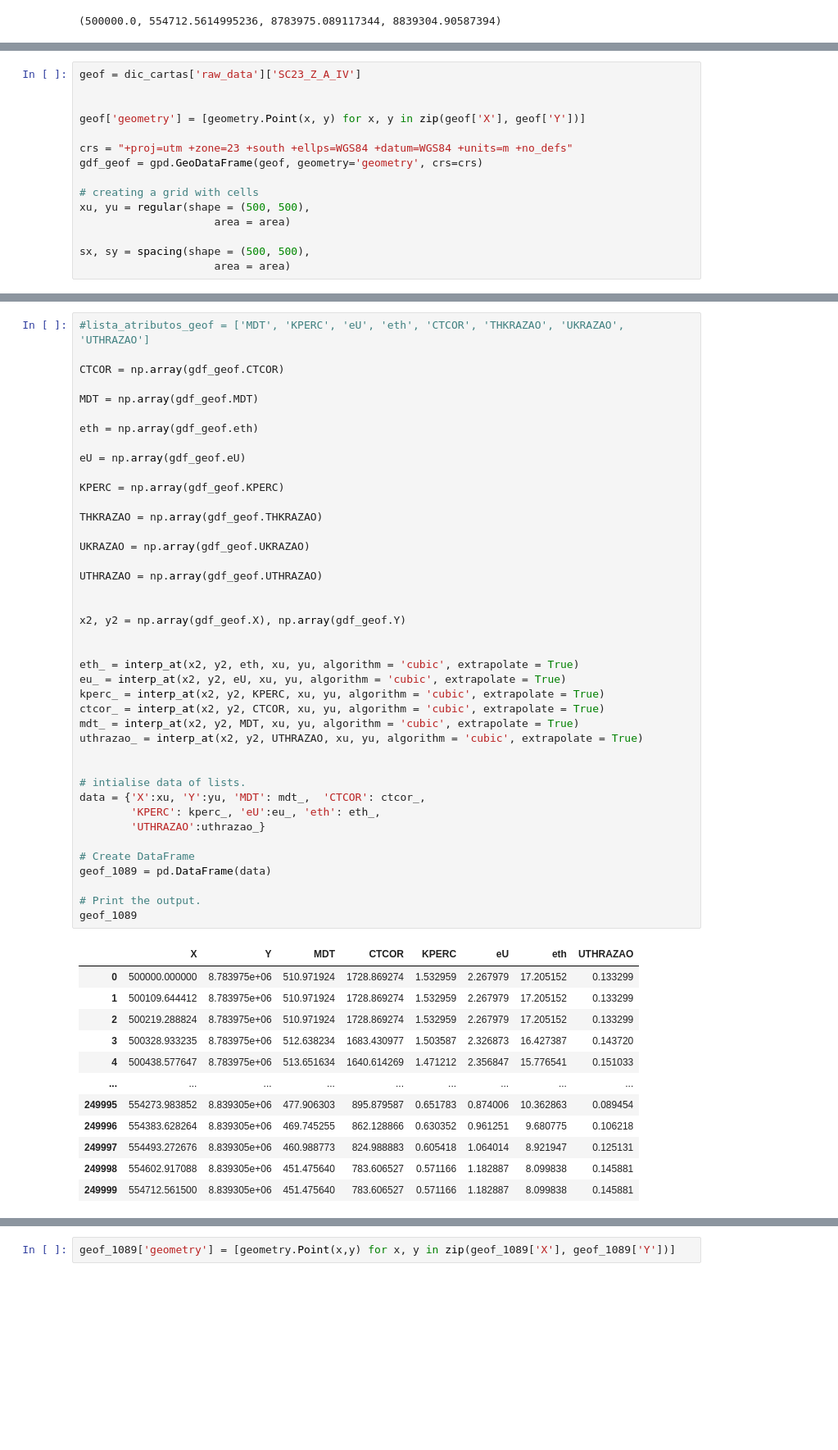
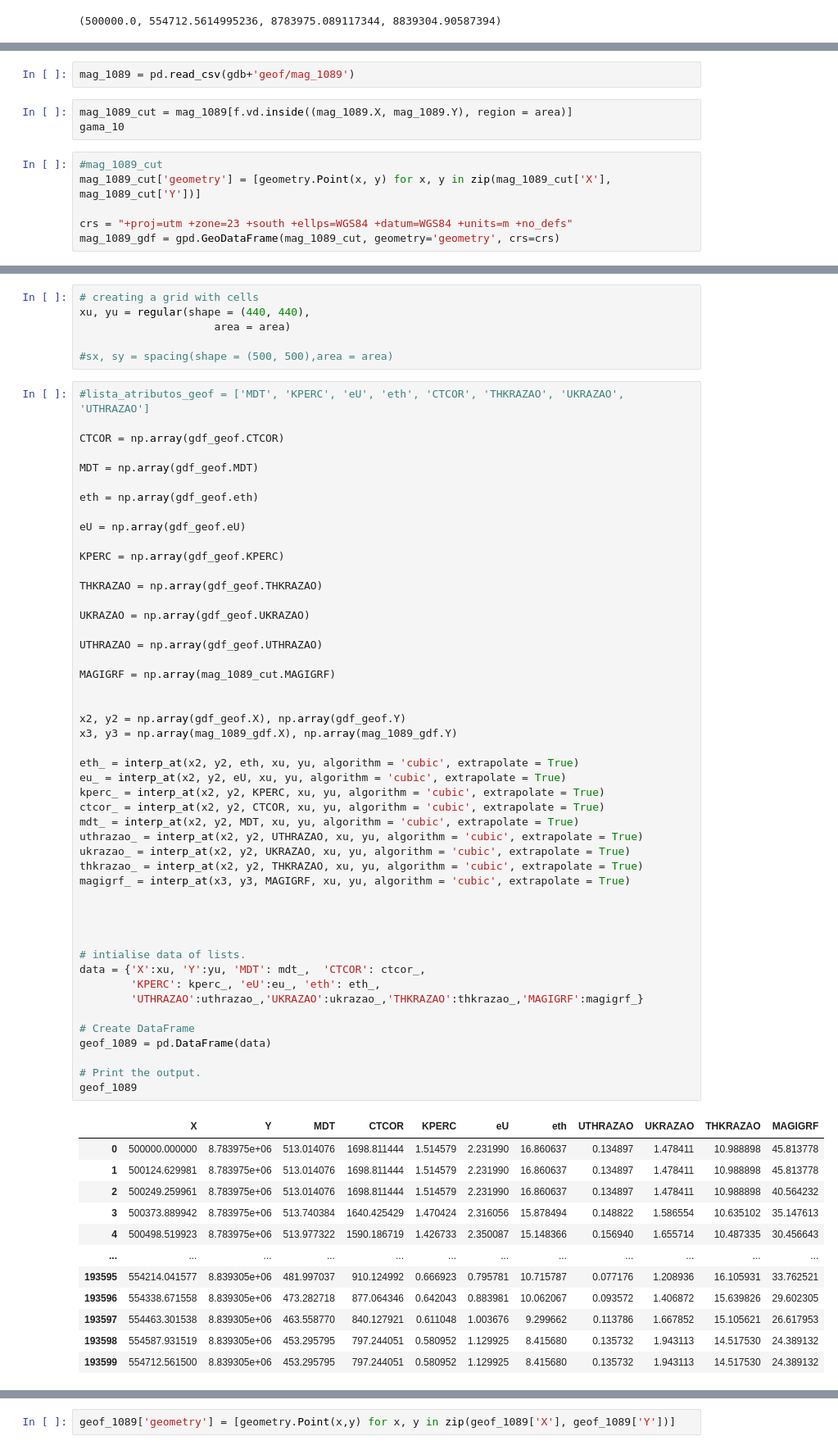
Before and after one commit to Gabriel-Goes/mapeamento_litologico_preditivo, a Jupyter notebook: 4.2 - Traditional Interpolation.ipynb, the cells around one changed output, grey strips where cells are left out. Shown at 82% size. Saved outputs shown, nothing was run; the diff lists cells and outputs as text; blank space fills up the shorter version.

```diff
--- a/4.2 - Traditional Interpolation.ipynb
+++ b/4.2 - Traditional Interpolation.ipynb
@@ -475,16 +504,12 @@ area
+# %%
+mag_1089 = pd.read_csv(gdb+'geof/mag_1089')
+# %%
+mag_1089_cut = mag_1089[f.vd.inside((mag_1089.X, mag_1089.Y), region = area)]
+gama_10
 # %%
-geof = dic_cartas['raw_data']['SC23_Z_A_IV']
-
-
-geof['geometry'] = [geometry.Point(x, y) for x, y in zip(geof['X'], geof['Y'])]
+#mag_1089_cut
+mag_1089_cut['geometry'] = [geometry.Point(x, y) for x, y in zip(mag_1089_cut['X'], mag_1089_cut['Y'])]
 
 crs = "+proj=utm +zone=23 +south +ellps=WGS84 +datum=WGS84 +units=m +no_defs"
-gdf_geof = gpd.GeoDataFrame(geof, geometry='geometry', crs=crs)
-
-# creating a grid with cells
-xu, yu = regular(shape = (500, 500),
-                     area = area)
-
-sx, sy = spacing(shape = (500, 500),
-                     area = area)
+mag_1089_gdf = gpd.GeoDataFrame(mag_1089_cut, geometry='geometry', crs=crs)
 # %% [output]
@@ -492,3 +521,9 @@ NameError: name 'area' is not defined
+# %%
+# creating a grid with cells
+xu, yu = regular(shape = (440, 440),
+                     area = area)
+
+#sx, sy = spacing(shape = (500, 500),area = area)
 # %%
 #lista_atributos_geof = ['MDT', 'KPERC', 'eU', 'eth', 'CTCOR', 'THKRAZAO', 'UKRAZAO', 'UTHRAZAO']
 
@@ -502,44 +537,51 @@ eU = np.array(gdf_geof.eU)
 
 KPERC = np.array(gdf_geof.KPERC)
 
 THKRAZAO = np.array(gdf_geof.THKRAZAO)
 
 UKRAZAO = np.array(gdf_geof.UKRAZAO)
 
 UTHRAZAO = np.array(gdf_geof.UTHRAZAO)
 
+MAGIGRF = np.array(mag_1089_cut.MAGIGRF)
+
 
 x2, y2 = np.array(gdf_geof.X), np.array(gdf_geof.Y)
-
+x3, y3 = np.array(mag_1089_gdf.X), np.array(mag_1089_gdf.Y)
 
 eth_ = interp_at(x2, y2, eth, xu, yu, algorithm = 'cubic', extrapolate = True)
 eu_ = interp_at(x2, y2, eU, xu, yu, algorithm = 'cubic', extrapolate = True)
 kperc_ = interp_at(x2, y2, KPERC, xu, yu, algorithm = 'cubic', extrapolate = True)
 ctcor_ = interp_at(x2, y2, CTCOR, xu, yu, algorithm = 'cubic', extrapolate = True)
 mdt_ = interp_at(x2, y2, MDT, xu, yu, algorithm = 'cubic', extrapolate = True)
 uthrazao_ = interp_at(x2, y2, UTHRAZAO, xu, yu, algorithm = 'cubic', extrapolate = True)
+ukrazao_ = interp_at(x2, y2, UKRAZAO, xu, yu, algorithm = 'cubic', extrapolate = True)
+thkrazao_ = interp_at(x2, y2, THKRAZAO, xu, yu, algorithm = 'cubic', extrapolate = True)
+magigrf_ = interp_at(x3, y3, MAGIGRF, xu, yu, algorithm = 'cubic', extrapolate = True)
+
+
 
 
 # intialise data of lists.
 data = {'X':xu, 'Y':yu, 'MDT': mdt_,  'CTCOR': ctcor_,
         'KPERC': kperc_, 'eU':eu_, 'eth': eth_,
-        'UTHRAZAO':uthrazao_}
+        'UTHRAZAO':uthrazao_,'UKRAZAO':ukrazao_,'THKRAZAO':thkrazao_,'MAGIGRF':magigrf_}
 
 # Create DataFrame
 geof_1089 = pd.DataFrame(data)
 
 # Print the output.
 geof_1089
 # %% [output]
-|  | X | Y | MDT | CTCOR | KPERC | eU | eth | UTHRAZAO |
-| 0 | 500000.000000 | 8.783975e+06 | 510.971924 | 1728.869274 | 1.532959 | 2.267979 | 17.205152 | 0.133299 |
-| 1 | 500109.644412 | 8.783975e+06 | 510.971924 | 1728.869274 | 1.532959 | 2.267979 | 17.205152 | 0.133299 |
-| 2 | 500219.288824 | 8.783975e+06 | 510.971924 | 1728.869274 | 1.532959 | 2.267979 | 17.205152 | 0.133299 |
-| 3 | 500328.933235 | 8.783975e+06 | 512.638234 | 1683.430977 | 1.503587 | 2.326873 | 16.427387 | 0.143720 |
-| 4 | 500438.577647 | 8.783975e+06 | 513.651634 | 1640.614269 | 1.471212 | 2.356847 | 15.776541 | 0.151033 |
-| ... | ... | ... | ... | ... | ... | ... | ... | ... |
-| 249995 | 554273.983852 | 8.839305e+06 | 477.906303 | 895.879587 | 0.651783 | 0.874006 | 10.362863 | 0.089454 |
-| 249996 | 554383.628264 | 8.839305e+06 | 469.745255 | 862.128866 | 0.630352 | 0.961251 | 9.680775 | 0.106218 |
-| 249997 | 554493.272676 | 8.839305e+06 | 460.988773 | 824.988883 | 0.605418 | 1.064014 | 8.921947 | 0.125131 |
-| 249998 | 554602.917088 | 8.839305e+06 | 451.475640 | 783.606527 | 0.571166 | 1.182887 | 8.099838 | 0.145881 |
-| 249999 | 554712.561500 | 8.839305e+06 | 451.475640 | 783.606527 | 0.571166 | 1.182887 | 8.099838 | 0.145881 |
+|  | X | Y | MDT | CTCOR | KPERC | eU | eth | UTHRAZAO | UKRAZAO | THKRAZAO | MAGIGRF |
+| 0 | 500000.000000 | 8.783975e+06 | 513.014076 | 1698.811444 | 1.514579 | 2.231990 | 16.860637 | 0.134897 | 1.478411 | 10.988898 | 45.813778 |
+| 1 | 500124.629981 | 8.783975e+06 | 513.014076 | 1698.811444 | 1.514579 | 2.231990 | 16.860637 | 0.134897 | 1.478411 | 10.988898 | 45.813778 |
+| 2 | 500249.259961 | 8.783975e+06 | 513.014076 | 1698.811444 | 1.514579 | 2.231990 | 16.860637 | 0.134897 | 1.478411 | 10.988898 | 40.564232 |
+| 3 | 500373.889942 | 8.783975e+06 | 513.740384 | 1640.425429 | 1.470424 | 2.316056 | 15.878494 | 0.148822 | 1.586554 | 10.635102 | 35.147613 |
+| 4 | 500498.519923 | 8.783975e+06 | 513.977322 | 1590.186719 | 1.426733 | 2.350087 | 15.148366 | 0.156940 | 1.655714 | 10.487335 | 30.456643 |
+| ... | ... | ... | ... | ... | ... | ... | ... | ... | ... | ... | ... |
+| 193595 | 554214.041577 | 8.839305e+06 | 481.997037 | 910.124992 | 0.666923 | 0.795781 | 10.715787 | 0.077176 | 1.208936 | 16.105931 | 33.762521 |
+| 193596 | 554338.671558 | 8.839305e+06 | 473.282718 | 877.064346 | 0.642043 | 0.883981 | 10.062067 | 0.093572 | 1.406872 | 15.639826 | 29.602305 |
+| 193597 | 554463.301538 | 8.839305e+06 | 463.558770 | 840.127921 | 0.611048 | 1.003676 | 9.299662 | 0.113786 | 1.667852 | 15.105621 | 26.617953 |
+| 193598 | 554587.931519 | 8.839305e+06 | 453.295795 | 797.244051 | 0.580952 | 1.129925 | 8.415680 | 0.135732 | 1.943113 | 14.517530 | 24.389132 |
+| 193599 | 554712.561500 | 8.839305e+06 | 453.295795 | 797.244051 | 0.580952 | 1.129925 | 8.415680 | 0.135732 | 1.943113 | 14.517530 | 24.389132 |
```
Also changed, not shown: parts of 28 cells of this notebook, 20 other files.
